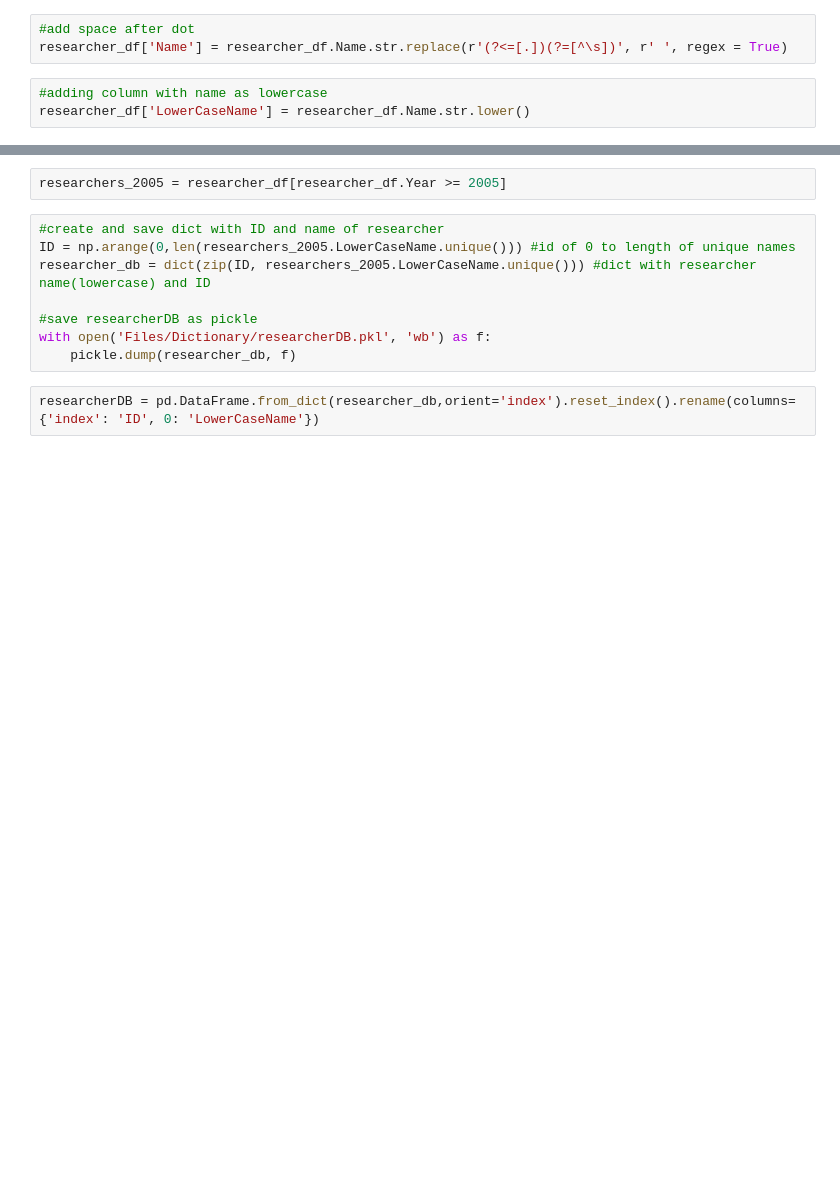
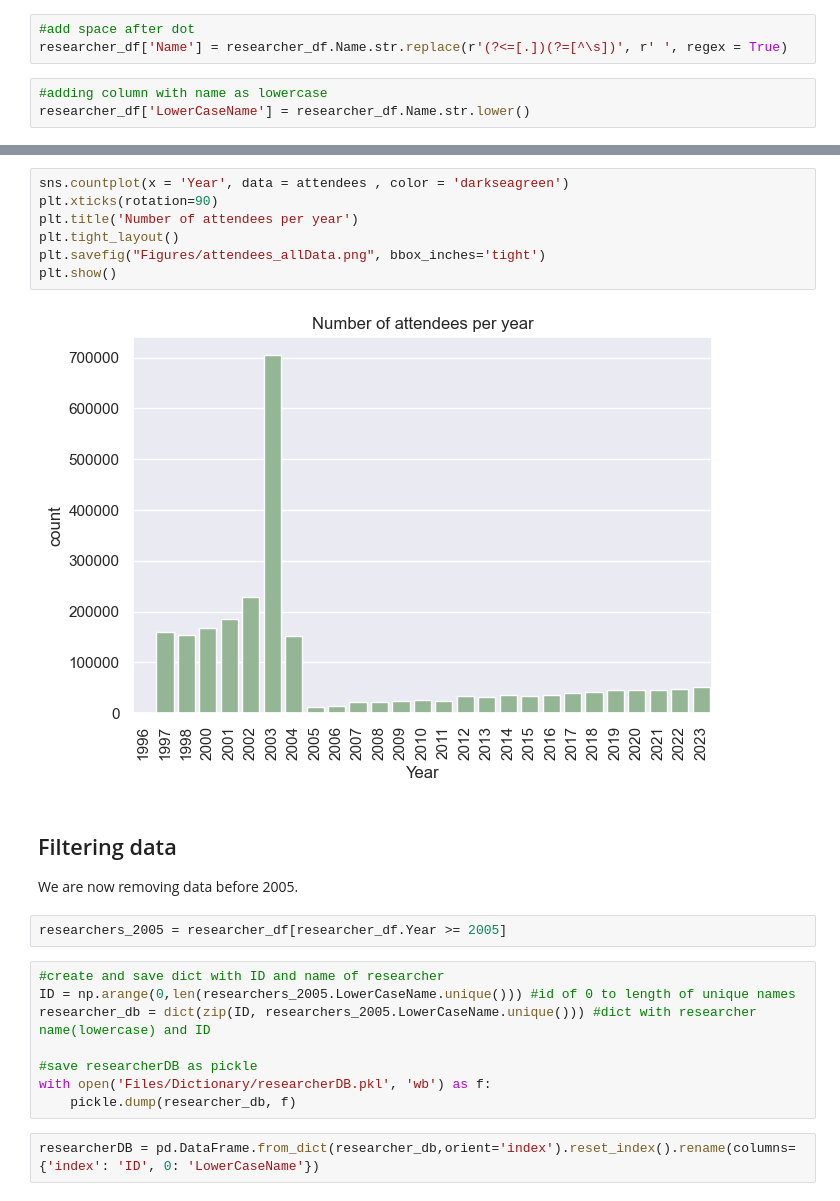
Before and after one commit to EllenWM/Evolution-of-Gender-Diversity-in-Physics-Conferences, a Jupyter notebook: Cleaning.ipynb, the cells around one changed output, grey strips where cells are left out. Drawn from its saved outputs; the diff is of its cells as text; blank space fills up the shorter version.

```diff
--- a/Cleaning.ipynb
+++ b/Cleaning.ipynb
@@ -17,3 +32,16 @@ We are now removing data before 2005.
+# %%
+sns.countplot(x = 'Year', data = attendees , color = 'darkseagreen')
+plt.xticks(rotation=90)
+plt.title('Number of attendees per year')
+plt.tight_layout()
+plt.savefig("Figures/attendees_allData.png", bbox_inches='tight')
+plt.show()
+# %% [output]
+[figure, added]
+# %% [markdown]
+## Filtering data
+
+We are now removing data before 2005.
 # %%
 researchers_2005 = researcher_df[researcher_df.Year >= 2005]
 # %%
```
Also changed, not shown: parts of 7 cells of this notebook, 5 other files.
